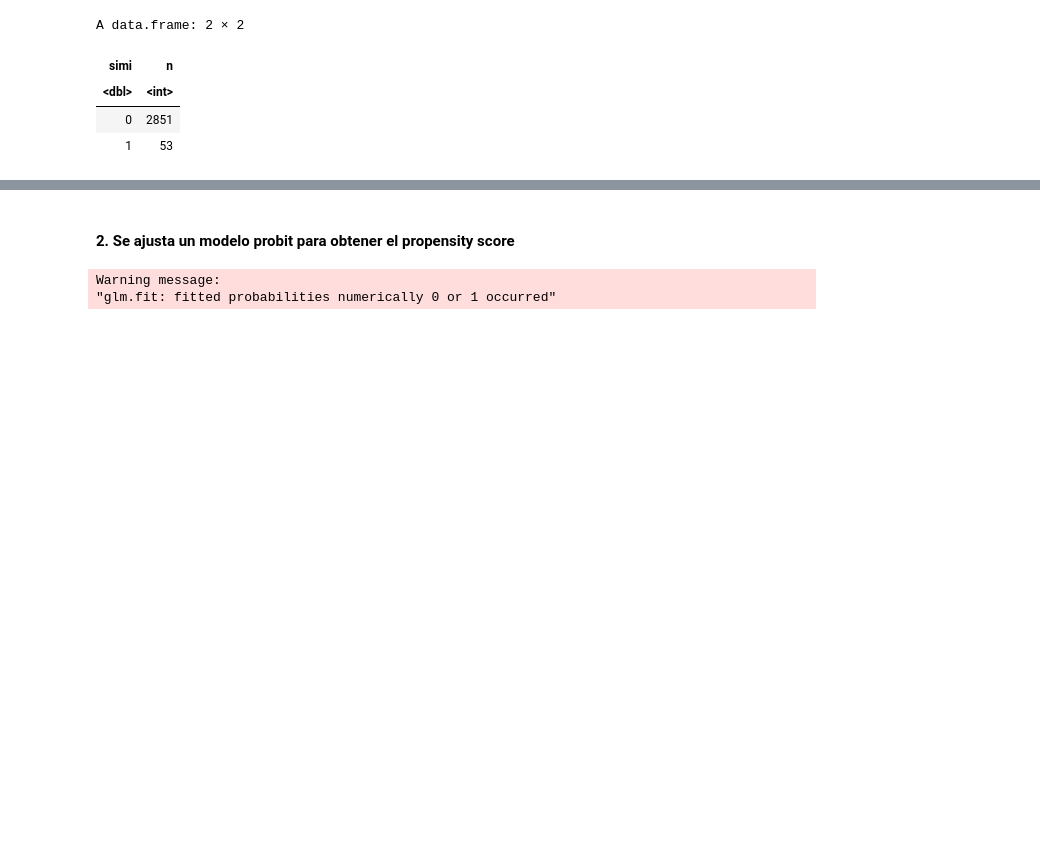
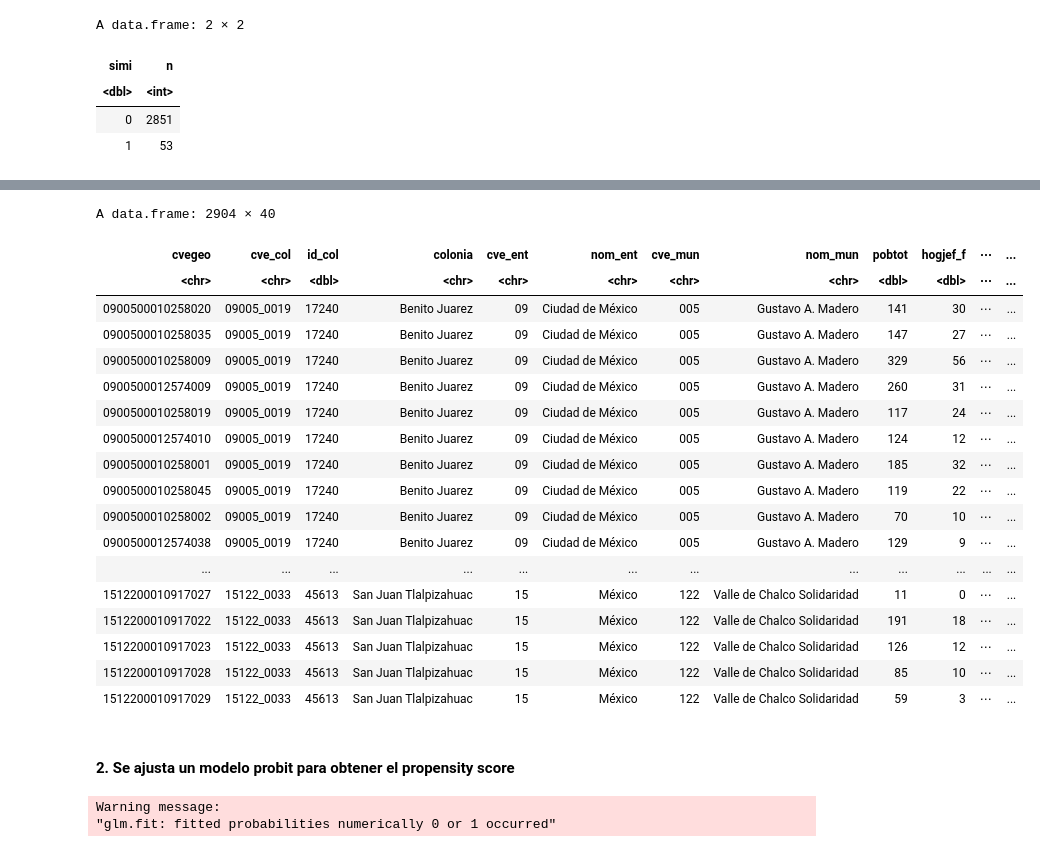
Before and after one commit to claudiodanielpc/proyecto_simi, a Jupyter notebook: scripts/propensity_score.ipynb, the cells around one changed output, grey strips where cells are left out. Saved outputs shown, nothing was run; the diff lists cells and outputs as text; code cells hidden in the pictures; blank space fills up the shorter version.

```diff
--- a/scripts/propensity_score.ipynb
+++ b/scripts/propensity_score.ipynb
@@ -47,3 +83,35 @@ A data.frame: 2 × 2
+# %%
+#Se leen los datos y se filtra para CDMX y EdoMex
+datos_marginacion<-openxlsx::read.xlsx("data/IMC_2020/IMUC_2020.xlsx",sheet=1,
+                                        startRow = 4)%>%
+janitor::clean_names()%>%
+filter(cve_ent=="09" | cve_ent=="15")%>%
+select(cve_col,imn_2020)
+# %%
+#Se unen los datos de marginación a los de las manzanas de las colonias seleccionadas. Es importante mencionar que si bien los datos de marginación son a nivel colonia, se asume que, a nivel manzana, son homogéneos.
+datos_colonias<-datos_colonias%>%
+left_join(datos_marginacion, by=c("cve_col"="cve_col"))
+datos_colonias
+# %% [output]
+A data.frame: 2904 × 40
+| cvegeo | cve_col | id_col | colonia | cve_ent | nom_ent | cve_mun | nom_mun | pobtot | hogjef_f | ⋯ | ... |
+| <chr> | <chr> | <dbl> | <chr> | <chr> | <chr> | <chr> | <chr> | <dbl> | <dbl> | ⋯ | ... |
+| 0900500010258020 | 09005_0019 | 17240 | Benito Juarez | 09 | Ciudad de México | 005 | Gustavo A. Madero | 141 | 30 | ⋯ | ... |
+| 0900500010258035 | 09005_0019 | 17240 | Benito Juarez | 09 | Ciudad de México | 005 | Gustavo A. Madero | 147 | 27 | ⋯ | ... |
+| 0900500010258009 | 09005_0019 | 17240 | Benito Juarez | 09 | Ciudad de México | 005 | Gustavo A. Madero | 329 | 56 | ⋯ | ... |
+| 0900500012574009 | 09005_0019 | 17240 | Benito Juarez | 09 | Ciudad de México | 005 | Gustavo A. Madero | 260 | 31 | ⋯ | ... |
+| 0900500010258019 | 09005_0019 | 17240 | Benito Juarez | 09 | Ciudad de México | 005 | Gustavo A. Madero | 117 | 24 | ⋯ | ... |
+| 0900500012574010 | 09005_0019 | 17240 | Benito Juarez | 09 | Ciudad de México | 005 | Gustavo A. Madero | 124 | 12 | ⋯ | ... |
+| 0900500010258001 | 09005_0019 | 17240 | Benito Juarez | 09 | Ciudad de México | 005 | Gustavo A. Madero | 185 | 32 | ⋯ | ... |
+| 0900500010258045 | 09005_0019 | 17240 | Benito Juarez | 09 | Ciudad de México | 005 | Gustavo A. Madero | 119 | 22 | ⋯ | ... |
+| 0900500010258002 | 09005_0019 | 17240 | Benito Juarez | 09 | Ciudad de México | 005 | Gustavo A. Madero | 70 | 10 | ⋯ | ... |
+| 0900500012574038 | 09005_0019 | 17240 | Benito Juarez | 09 | Ciudad de México | 005 | Gustavo A. Madero | 129 | 9 | ⋯ | ... |
+| ... | ... | ... | ... | ... | ... | ... | ... | ... | ... | ... | ... |
+| 1512200010917027 | 15122_0033 | 45613 | San Juan Tlalpizahuac | 15 | México | 122 | Valle de Chalco Solidaridad | 11 | 0 | ⋯ | ... |
+| 1512200010917022 | 15122_0033 | 45613 | San Juan Tlalpizahuac | 15 | México | 122 | Valle de Chalco Solidaridad | 191 | 18 | ⋯ | ... |
+| 1512200010917023 | 15122_0033 | 45613 | San Juan Tlalpizahuac | 15 | México | 122 | Valle de Chalco Solidaridad | 126 | 12 | ⋯ | ... |
+| 1512200010917028 | 15122_0033 | 45613 | San Juan Tlalpizahuac | 15 | México | 122 | Valle de Chalco Solidaridad | 85 | 10 | ⋯ | ... |
+| 1512200010917029 | 15122_0033 | 45613 | San Juan Tlalpizahuac | 15 | México | 122 | Valle de Chalco Solidaridad | 59 | 3 | ⋯ | ... |
 # %% [markdown]
 #### 2. Se ajusta un modelo probit para obtener el propensity score
 # %%
```
Also changed, not shown: parts of 8 cells of this notebook.
